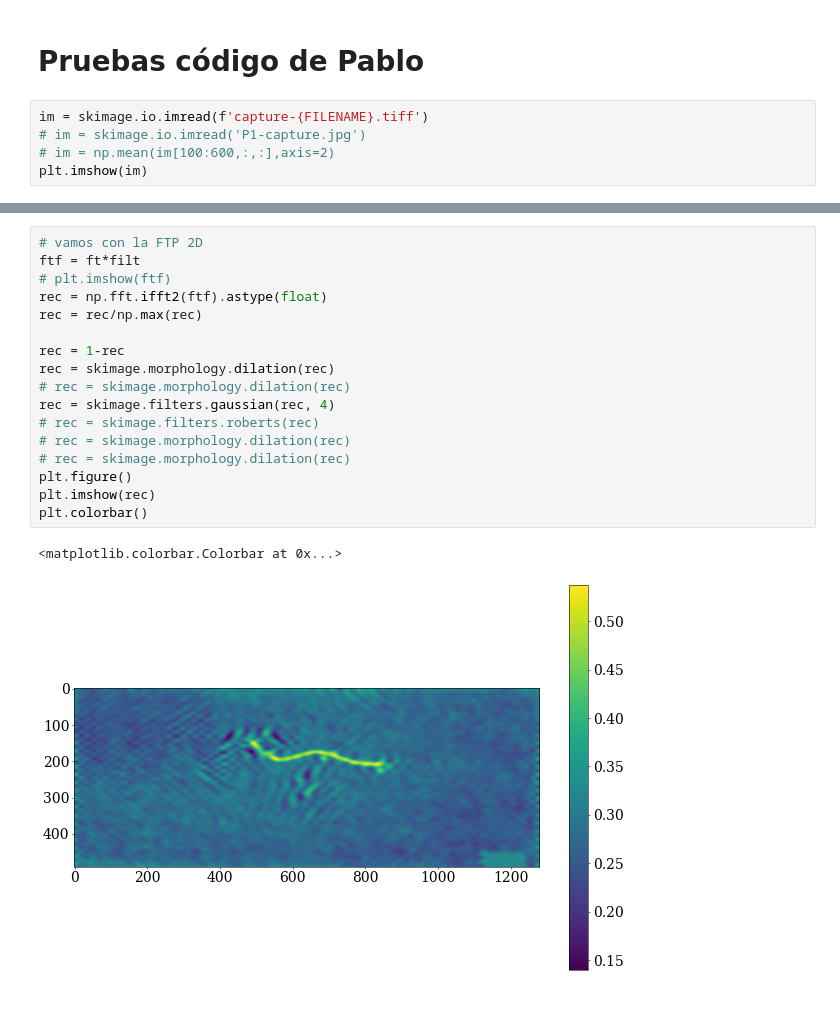
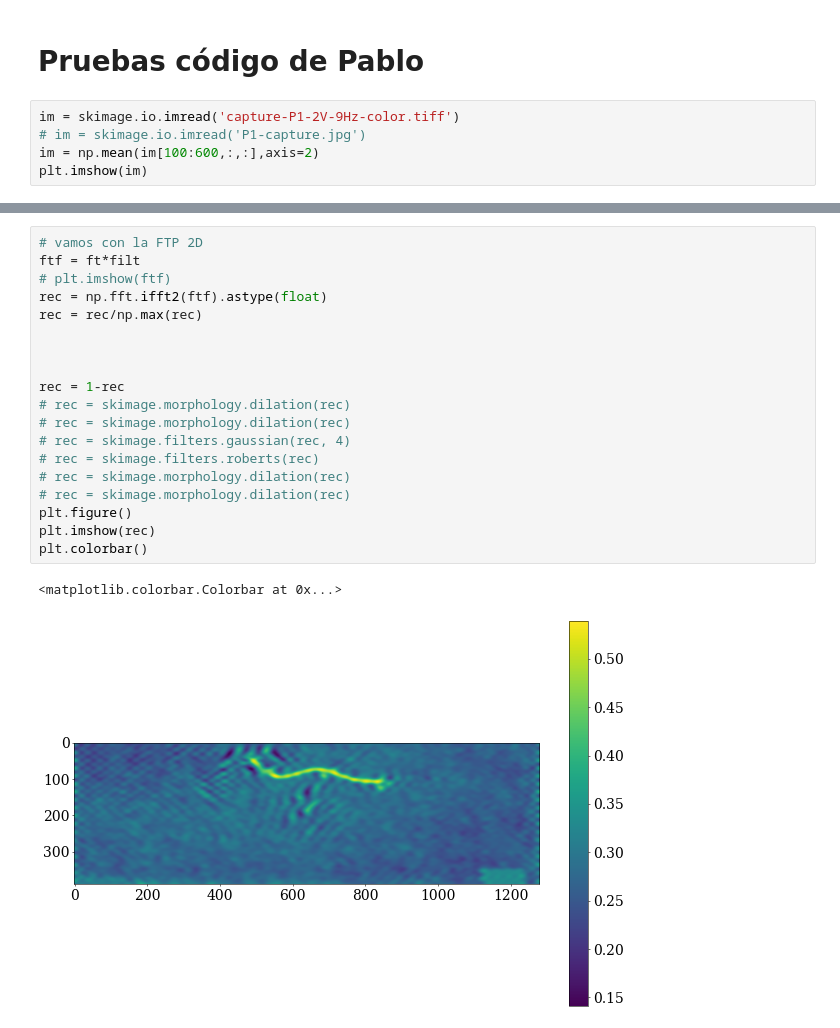
Before and after one commit to gardianc/Nado-ondulatorio, a Jupyter notebook: tracking_P1.ipynb, the cells around one changed output, grey strips where cells are left out. Cells and saved outputs as stored; diff of their text form.

```diff
--- a/tracking_P1.ipynb
+++ b/tracking_P1.ipynb
@@ -187,9 +211,9 @@ plt.plot(head_x)
 # %% [markdown]
 # Pruebas código de Pablo
 # %%
-im = skimage.io.imread(f'capture-{FILENAME}.tiff')
+im = skimage.io.imread('capture-P1-2V-9Hz-color.tiff')
 # im = skimage.io.imread('P1-capture.jpg')
-# im = np.mean(im[100:600,:,:],axis=2)
+im = np.mean(im[100:600,:,:],axis=2)
 plt.imshow(im)
 # %% [output]
 <matplotlib.image.AxesImage at 0x...>
@@ -216,21 +240,23 @@ plt.imshow(filt)
 # %%
 # vamos con la FTP 2D
 ftf = ft*filt
 # plt.imshow(ftf)
 rec = np.fft.ifft2(ftf).astype(float)
 rec = rec/np.max(rec)
 
+
+
 rec = 1-rec
-rec = skimage.morphology.dilation(rec)
 # rec = skimage.morphology.dilation(rec)
-rec = skimage.filters.gaussian(rec, 4)
+# rec = skimage.morphology.dilation(rec)
+# rec = skimage.filters.gaussian(rec, 4)
 # rec = skimage.filters.roberts(rec)
 # rec = skimage.morphology.dilation(rec)
 # rec = skimage.morphology.dilation(rec)
 plt.figure()
 plt.imshow(rec)
 plt.colorbar()
 # %% [output]
 <matplotlib.colorbar.Colorbar at 0x...>
-[figure, old version]
+[figure, new version]
 # %%
```
Also changed, not shown: parts of 13 cells of this notebook.
